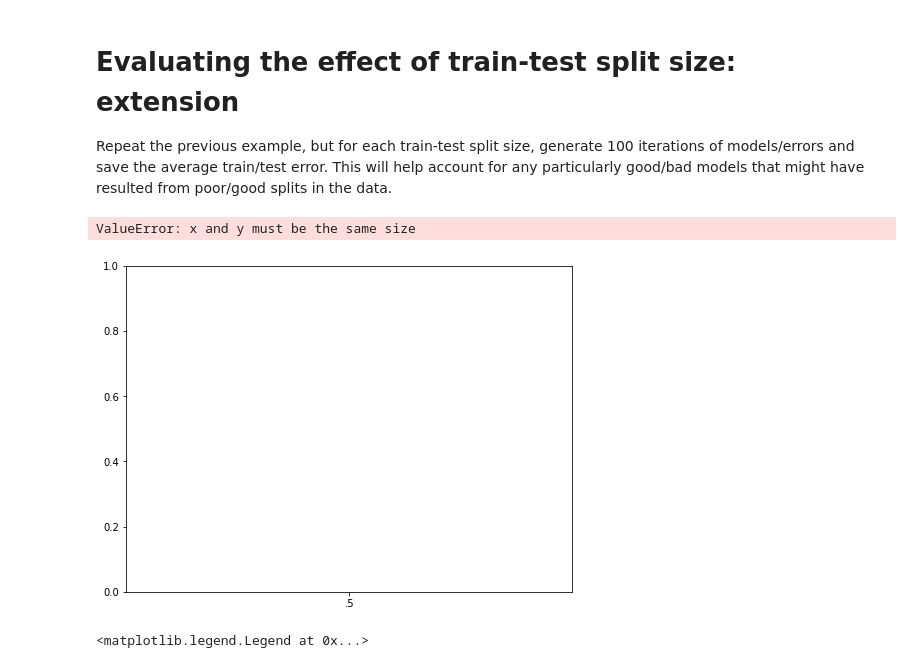
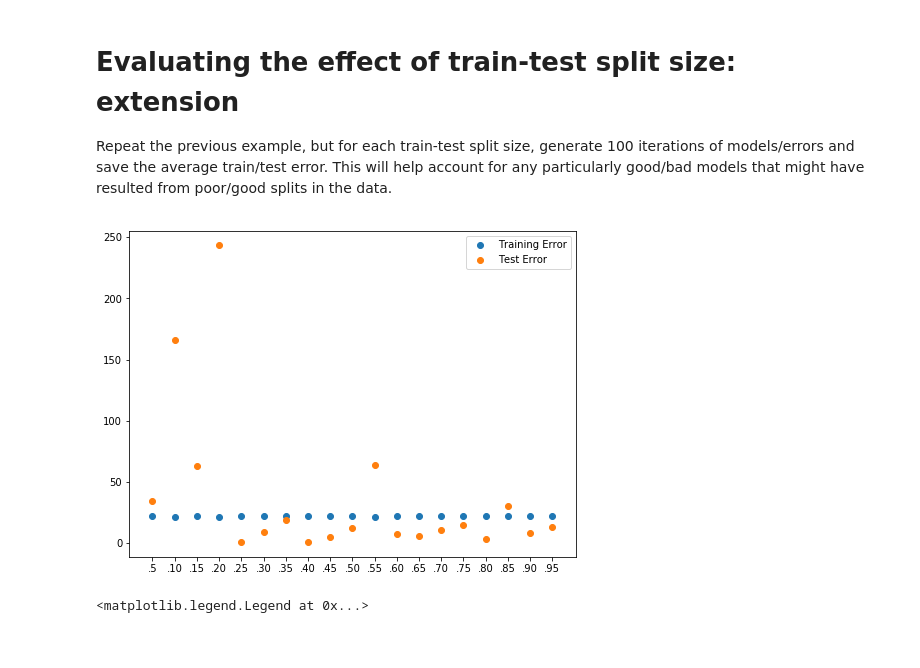
Before and after one commit to jnawjux/dsc-1-11-15-regression-model-validation-lab-seattle-ds-career-040119, a Jupyter notebook: index.ipynb, the cells around one changed output. Saved outputs shown, nothing was run; the diff lists cells and outputs as text; code cells hidden in the pictures.

```diff
--- a/index.ipynb
+++ b/index.ipynb
@@ -151,13 +151,12 @@ for split in x_split_100:
 # %%
 fig, ax = plt.subplots(figsize=(8,6))
 
 ax.scatter(x_split, y_train_mse_100, label='Training Error')
-ax.scatter(x_split, y_test_mse_1000, label='Test Error')
+ax.scatter(x_split, y_test_mse_100, label='Test Error')
 plt.legend()
 plt.show()
 # %% [output]
-ValueError: x and y must be the same size
-[figure, old version]
+[figure, new version]
 # %%
 # %% [output]
 <matplotlib.legend.Legend at 0x...>
```
